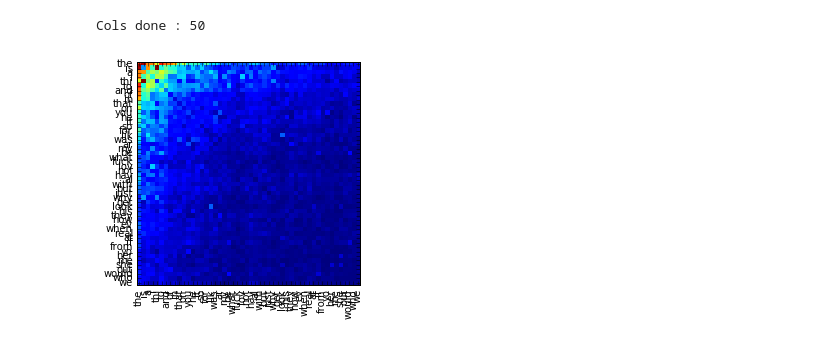
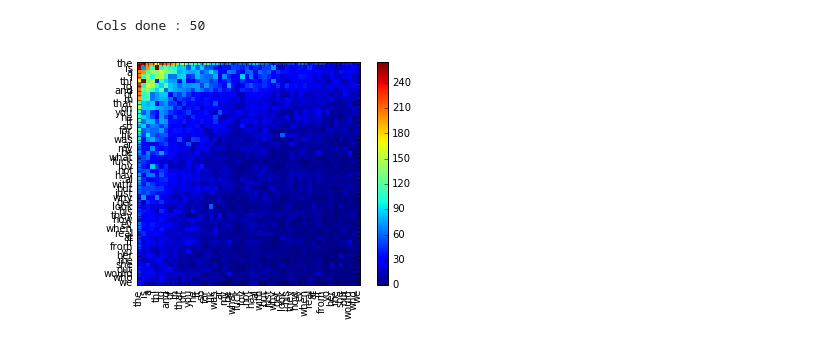
Before and after one commit to ZackAkil/Data-Science-Meetup-Predicting-Trolls, a Jupyter notebook: Youtube comment analysis using PrimeText.ipynb, the cells around one changed output. Cells and saved outputs as stored; diff of their text form; code cells hidden in the pictures.

```diff
--- a/Youtube comment analysis using PrimeText.ipynb
+++ b/Youtube comment analysis using PrimeText.ipynb
@@ -56,7 +56,8 @@ Cols done : 50
 # %%
 imgplot = plt.imshow(df,interpolation="nearest")
 plt.xticks( range(len(names)), names, rotation=90 )
 plt.yticks( range(len(names)), names, rotation=0 )
+plt.colorbar()
 plt.show()
 # %% [output]
-[figure, old version]
+[figure, new version]
```
